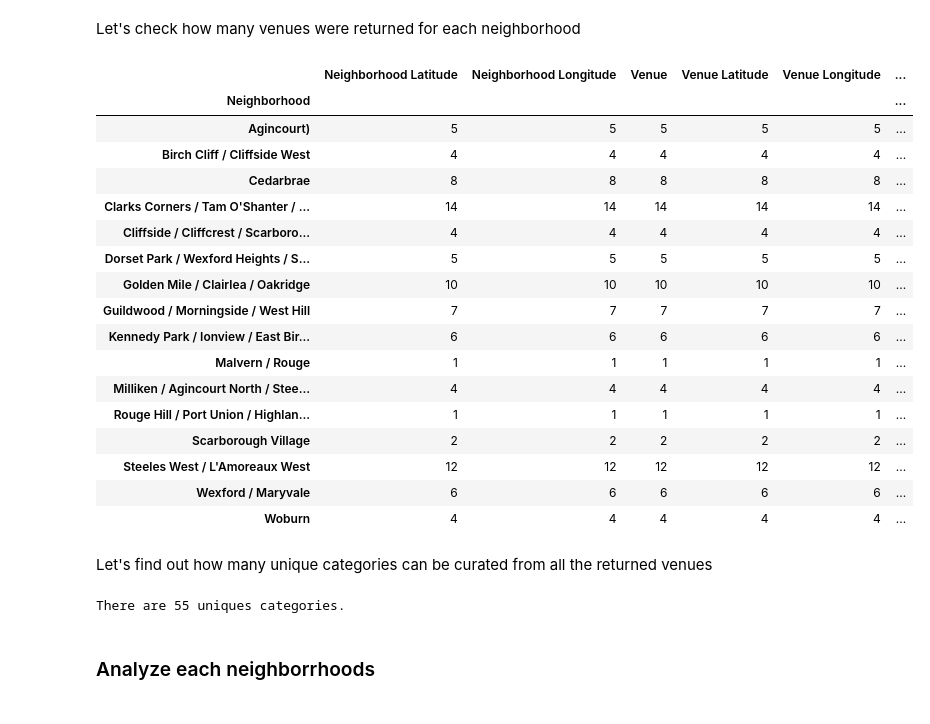
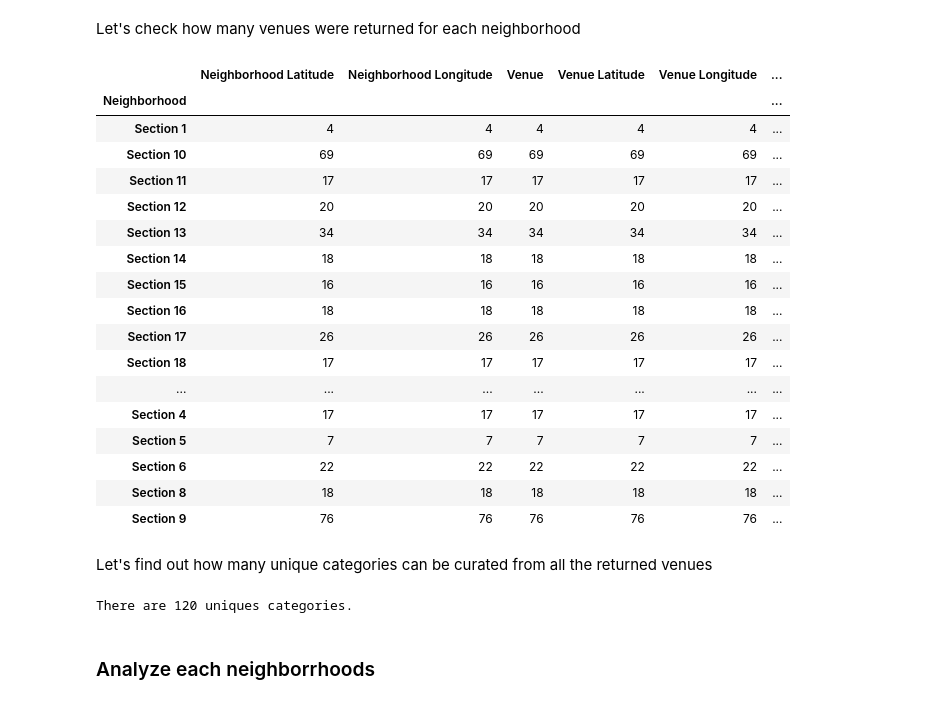
Before and after one commit to anuarmusa/Coursera_Capstone, a Jupyter notebook: Coursera_Capstone_NBv2.ipynb, the cells around one changed output. Saved outputs shown, nothing was run; the diff lists cells and outputs as text; code cells hidden in the pictures.

```diff
--- a/Coursera_Capstone_NBv2.ipynb
+++ b/Coursera_Capstone_NBv2.ipynb
@@ -261,10 +158,10 @@ scarborough_data.loc[3, 'Neighborhood']
 # %% [markdown]
 Get the neighborhood's latitude and longitude values.
 # %%
-neighborhood_latitude = scarborough_data.loc[3, 'Latitude'] # neighborhood latitude value
-neighborhood_longitude = scarborough_data.loc[3, 'Longitude'] # neighborhood longitude value
+neighborhood_latitude = ShahAlam_data.loc[3, 'Latitude'] # neighborhood latitude value
+neighborhood_longitude = ShahAlam_data.loc[3, 'Longitude'] # neighborhood longitude value
 
-neighborhood_name = scarborough_data.loc[3, 'Neighborhood'] # neighborhood name
+neighborhood_name = ShahAlam_data.loc[3, 'Neighborhood'] # neighborhood name
 
 print('Latitude and longitude values of {} are {}, {}.'.format(neighborhood_name,
                                                                neighborhood_latitude,
@@ -276,7 +175,7 @@ Create the GET request URL. Name your URL url.
 # %%
 # type your answer here
 LIMIT = 100 # limit of number of venues returned by Foursquare API
-radius = 500 # define radius
+radius = 1000 # define radius
 # create URL
 url = 'https://api.foursquare.com/v2/venues/explore?&client_id={}&client_secret={}&v={}&ll={},{}&radius={}&limit={}'.format(
     CLIENT_ID,
@@ -292,3 +193,6 @@ url # display URL
+# %%
+results = requests.get(url).json()
+#results
 # %%
 # function that extracts the category of the venue
 def get_category_type(row):
@@ -371,8 +276,8 @@ def getNearbyVenues(names, latitudes, longitudes, radius=500):
 # %% [markdown]
 create a new dataframe called scarborough_venues for each neighborhood
 # %%
-scarborough_venues = getNearbyVenues(names=scarborough_data['Neighborhood'],
-                                   latitudes=scarborough_data['Latitude'],
-                                   longitudes=scarborough_data['Longitude']
+ShahAlam_venues = getNearbyVenues(names=ShahAlam_data['Neighborhood'],
+                                   latitudes=ShahAlam_data['Latitude'],
+                                   longitudes=ShahAlam_data['Longitude']
                                   )
 # %% [output]
@@ -407,32 +312,32 @@ scarborough_venues.head()
 # %% [markdown]
 Let's check how many venues were returned for each neighborhood
 # %%
-scarborough_venues.groupby('Neighborhood').count()
+ShahAlam_venues.groupby('Neighborhood').count()
 # %% [output]
 |  | Neighborhood Latitude | Neighborhood Longitude | Venue | Venue Latitude | Venue Longitude | ... |
 | Neighborhood |  |  |  |  |  | ... |
-| Agincourt) | 5 | 5 | 5 | 5 | 5 | ... |
-| Birch Cliff / Cliffside West | 4 | 4 | 4 | 4 | 4 | ... |
-| Cedarbrae | 8 | 8 | 8 | 8 | 8 | ... |
-| Clarks Corners / Tam O'Shanter / ... | 14 | 14 | 14 | 14 | 14 | ... |
-| Cliffside / Cliffcrest / Scarboro... | 4 | 4 | 4 | 4 | 4 | ... |
-| Dorset Park / Wexford Heights / S... | 5 | 5 | 5 | 5 | 5 | ... |
-| Golden Mile / Clairlea / Oakridge | 10 | 10 | 10 | 10 | 10 | ... |
-| Guildwood / Morningside / West Hill | 7 | 7 | 7 | 7 | 7 | ... |
-| Kennedy Park / Ionview / East Bir... | 6 | 6 | 6 | 6 | 6 | ... |
-| Malvern / Rouge | 1 | 1 | 1 | 1 | 1 | ... |
-| Milliken / Agincourt North / Stee... | 4 | 4 | 4 | 4 | 4 | ... |
-| Rouge Hill / Port Union / Highlan... | 1 | 1 | 1 | 1 | 1 | ... |
-| Scarborough Village | 2 | 2 | 2 | 2 | 2 | ... |
-| Steeles West / L'Amoreaux West | 12 | 12 | 12 | 12 | 12 | ... |
-| Wexford / Maryvale | 6 | 6 | 6 | 6 | 6 | ... |
-| Woburn | 4 | 4 | 4 | 4 | 4 | ... |
+| Section 1 | 4 | 4 | 4 | 4 | 4 | ... |
+| Section 10 | 69 | 69 | 69 | 69 | 69 | ... |
+| Section 11 | 17 | 17 | 17 | 17 | 17 | ... |
+| Section 12 | 20 | 20 | 20 | 20 | 20 | ... |
+| Section 13 | 34 | 34 | 34 | 34 | 34 | ... |
+| Section 14 | 18 | 18 | 18 | 18 | 18 | ... |
+| Section 15 | 16 | 16 | 16 | 16 | 16 | ... |
+| Section 16 | 18 | 18 | 18 | 18 | 18 | ... |
+| Section 17 | 26 | 26 | 26 | 26 | 26 | ... |
+| Section 18 | 17 | 17 | 17 | 17 | 17 | ... |
+| ... | ... | ... | ... | ... | ... | ... |
+| Section 4 | 17 | 17 | 17 | 17 | 17 | ... |
+| Section 5 | 7 | 7 | 7 | 7 | 7 | ... |
+| Section 6 | 22 | 22 | 22 | 22 | 22 | ... |
+| Section 8 | 18 | 18 | 18 | 18 | 18 | ... |
+| Section 9 | 76 | 76 | 76 | 76 | 76 | ... |
 # %% [markdown]
 Let's find out how many unique categories can be curated from all the returned venues
 # %%
-print('There are {} uniques categories.'.format(len(scarborough_venues['Venue Category'].unique())))
+print('There are {} uniques categories.'.format(len(ShahAlam_venues['Venue Category'].unique())))
 # %% [output]
-There are 55 uniques categories.
+There are 120 uniques categories.
 # %% [markdown]
 <h3>Analyze each neighborrhoods<h3>
 # %%
```
Also changed, not shown: parts of 67 cells of this notebook.
